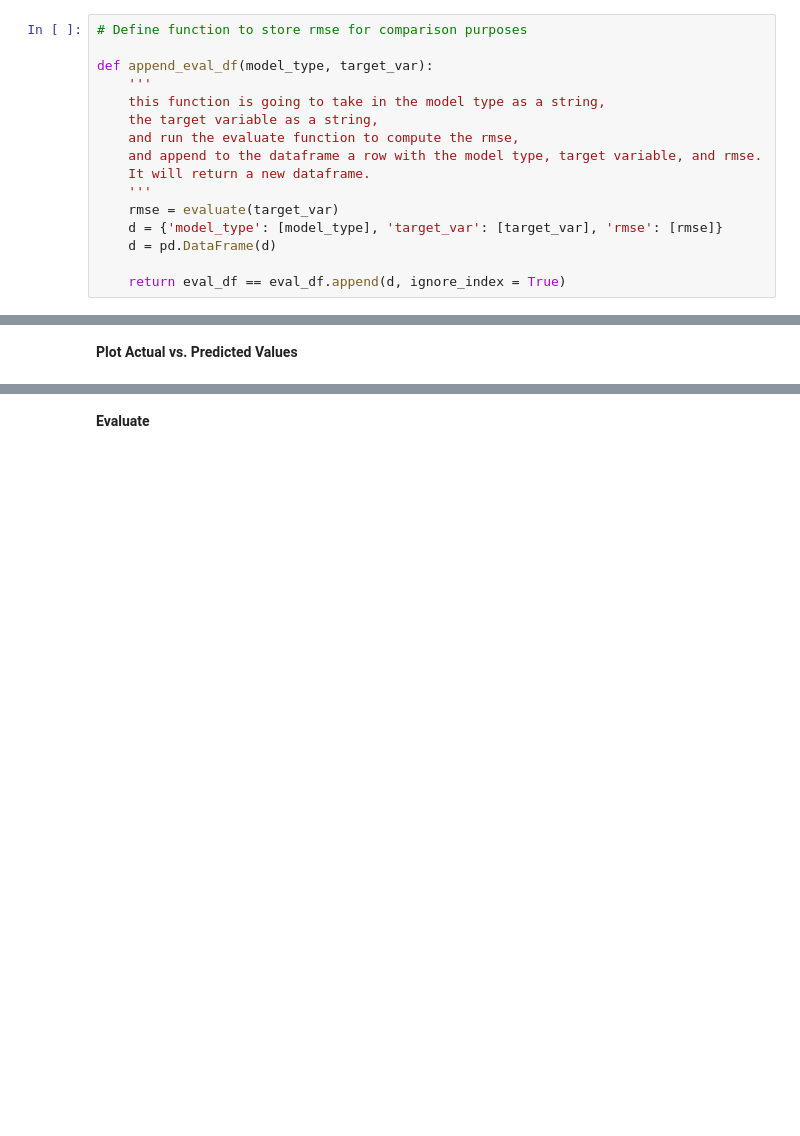
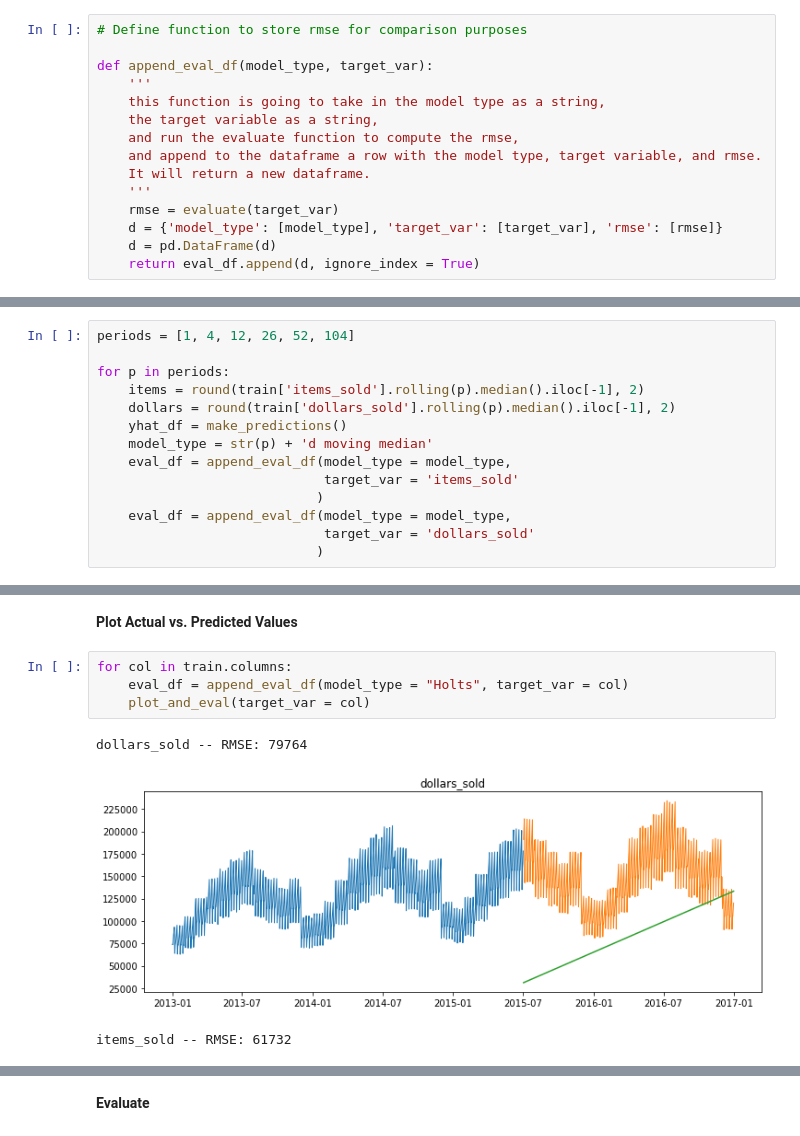
Before and after one commit to malachi-hale/time-series-exercises, a Jupyter notebook: modeling-lesson.ipynb, the cells around one changed output, grey strips where cells are left out. Saved outputs shown, nothing was run; the diff lists cells and outputs as text; blank space fills up the shorter version.

Commit message:
updates to modeling exercises

```diff
--- a/modeling-lesson.ipynb
+++ b/modeling-lesson.ipynb
@@ -292,8 +270,7 @@ def append_eval_df(model_type, target_var):
     rmse = evaluate(target_var)
     d = {'model_type': [model_type], 'target_var': [target_var], 'rmse': [rmse]}
     d = pd.DataFrame(d)
-
-    return eval_df == eval_df.append(d, ignore_index = True)
+    return eval_df.append(d, ignore_index = True)
 # %% [markdown]
 ## Forecast
 
@@ -449,0 +496,14 @@ Let's try out several other values for periods:
+# %%
+periods = [1, 4, 12, 26, 52, 104]
+
+for p in periods:
+    items = round(train['items_sold'].rolling(p).median().iloc[-1], 2)
+    dollars = round(train['dollars_sold'].rolling(p).median().iloc[-1], 2)
+    yhat_df = make_predictions()
+    model_type = str(p) + 'd moving median'
+    eval_df = append_eval_df(model_type = model_type,
+                             target_var = 'items_sold'
+                            )
+    eval_df = append_eval_df(model_type = model_type,
+                             target_var = 'dollars_sold'
+                            )
@@ -490,2 +601,10 @@ fit:
 # %% [markdown]
 **Plot Actual vs. Predicted Values**
+# %%
+for col in train.columns:
+    eval_df = append_eval_df(model_type = "Holts", target_var = col)
+    plot_and_eval(target_var = col)
+# %% [output]
+dollars_sold -- RMSE: 79764
+[figure, added]
+items_sold -- RMSE: 61732
```
Also changed, not shown: parts of 37 cells of this notebook, 5 other files.
